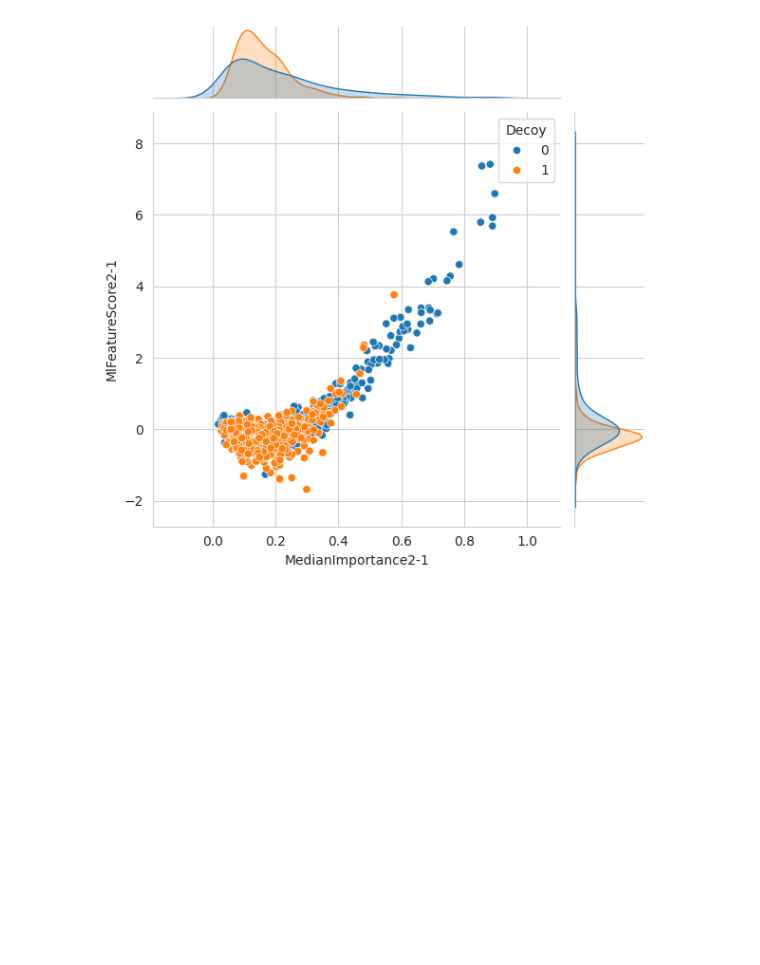
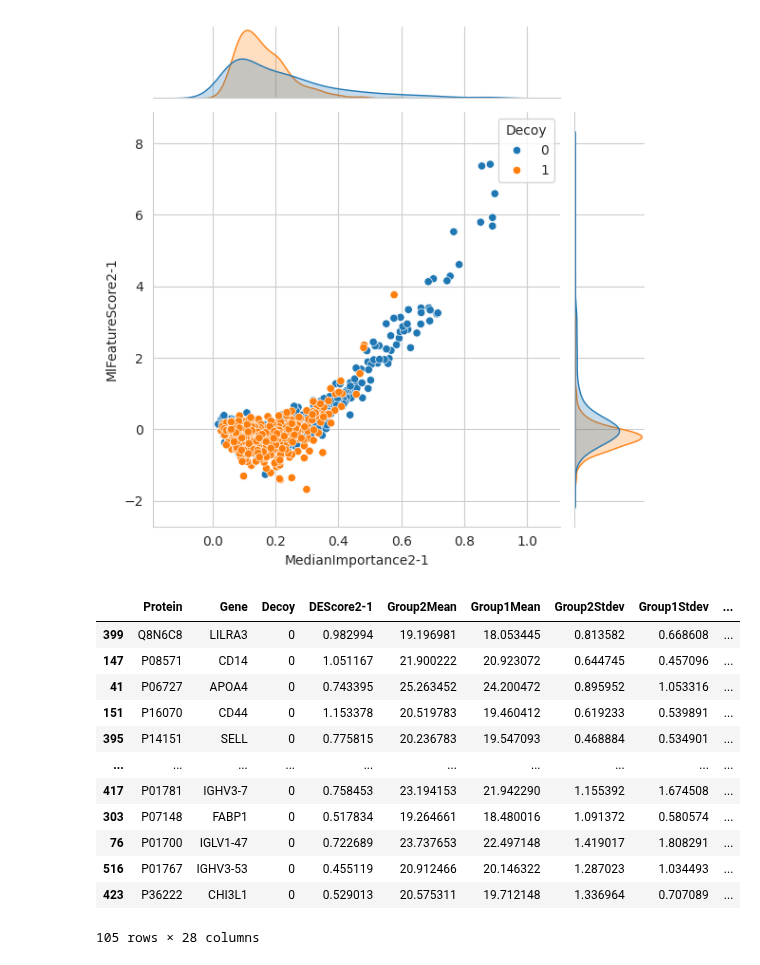
Before and after one commit to InfectionMedicineProteomics/DPKS, a Jupyter notebook: notebooks/fdr.ipynb, the cells around one changed output. Drawn from its saved outputs; the diff is of its cells as text; code cells hidden in the pictures; blank space fills up the shorter version.

```diff
--- a/notebooks/fdr.ipynb
+++ b/notebooks/fdr.ipynb
@@ -362,3 +362,24 @@ sns.jointplot(
 # %% [output]
 <seaborn.axisgrid.JointGrid at 0x...>
 [figure]
+# %%
+qm_decoys_added.row_annotations[
+    (qm_decoys_added.row_annotations['DegFeatureQValue2-1'] < 0.01) &
+    (qm_decoys_added.row_annotations['Test_1FeatureQValue2-1'] < 0.01)
+ ].sort_values(
+    "MlFeatureScore2-1", ascending=False
+)
+# %% [output]
+|  | Protein | Gene | Decoy | DEScore2-1 | Group2Mean | Group1Mean | Group2Stdev | Group1Stdev | ... |
+| 399 | Q8N6C8 | LILRA3 | 0 | 0.982994 | 19.196981 | 18.053445 | 0.813582 | 0.668608 | ... |
+| 147 | P08571 | CD14 | 0 | 1.051167 | 21.900222 | 20.923072 | 0.644745 | 0.457096 | ... |
+| 41 | P06727 | APOA4 | 0 | 0.743395 | 25.263452 | 24.200472 | 0.895952 | 1.053316 | ... |
+| 151 | P16070 | CD44 | 0 | 1.153378 | 20.519783 | 19.460412 | 0.619233 | 0.539891 | ... |
+| 395 | P14151 | SELL | 0 | 0.775815 | 20.236783 | 19.547093 | 0.468884 | 0.534901 | ... |
+| ... | ... | ... | ... | ... | ... | ... | ... | ... | ... |
+| 417 | P01781 | IGHV3-7 | 0 | 0.758453 | 23.194153 | 21.942290 | 1.155392 | 1.674508 | ... |
+| 303 | P07148 | FABP1 | 0 | 0.517834 | 19.264661 | 18.480016 | 1.091372 | 0.580574 | ... |
+| 76 | P01700 | IGLV1-47 | 0 | 0.722689 | 23.737653 | 22.497148 | 1.419017 | 1.808291 | ... |
+| 516 | P01767 | IGHV3-53 | 0 | 0.455119 | 20.912466 | 20.146322 | 1.287023 | 1.034493 | ... |
+| 423 | P36222 | CHI3L1 | 0 | 0.529013 | 20.575311 | 19.712148 | 1.336964 | 0.707089 | ... |
+105 rows × 28 columns
```
